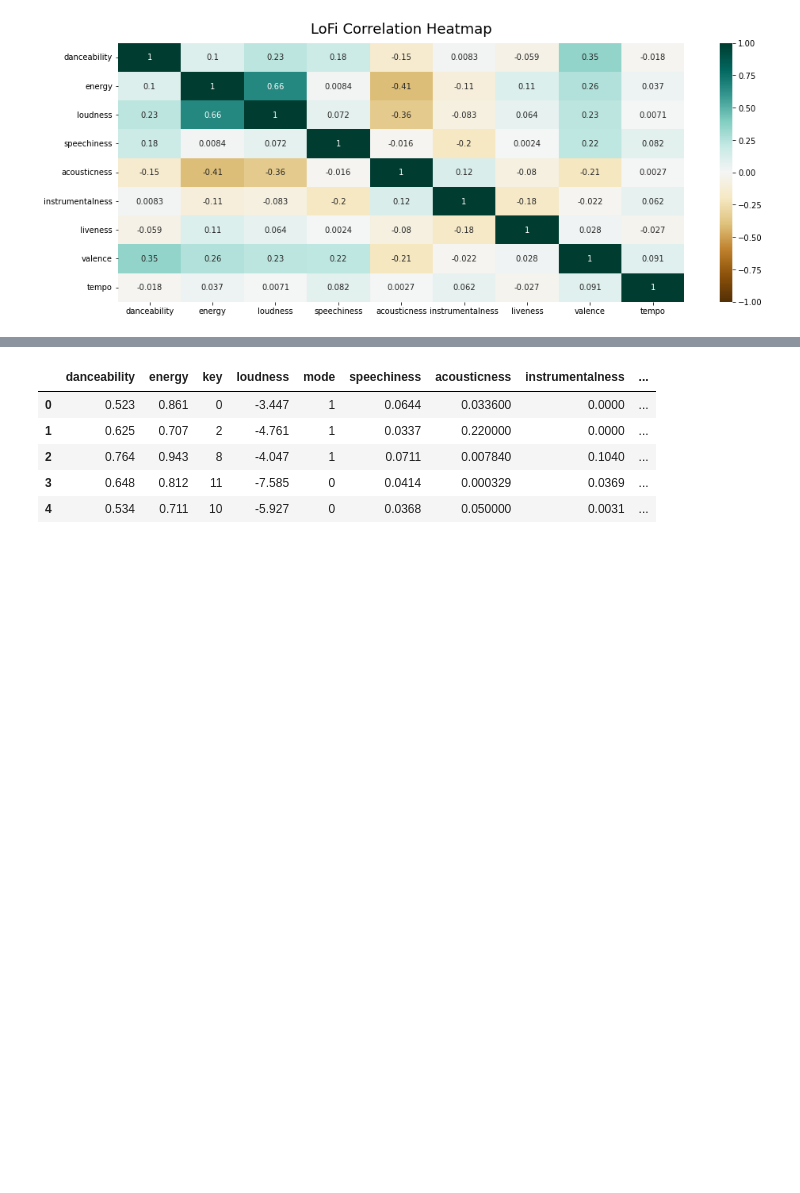
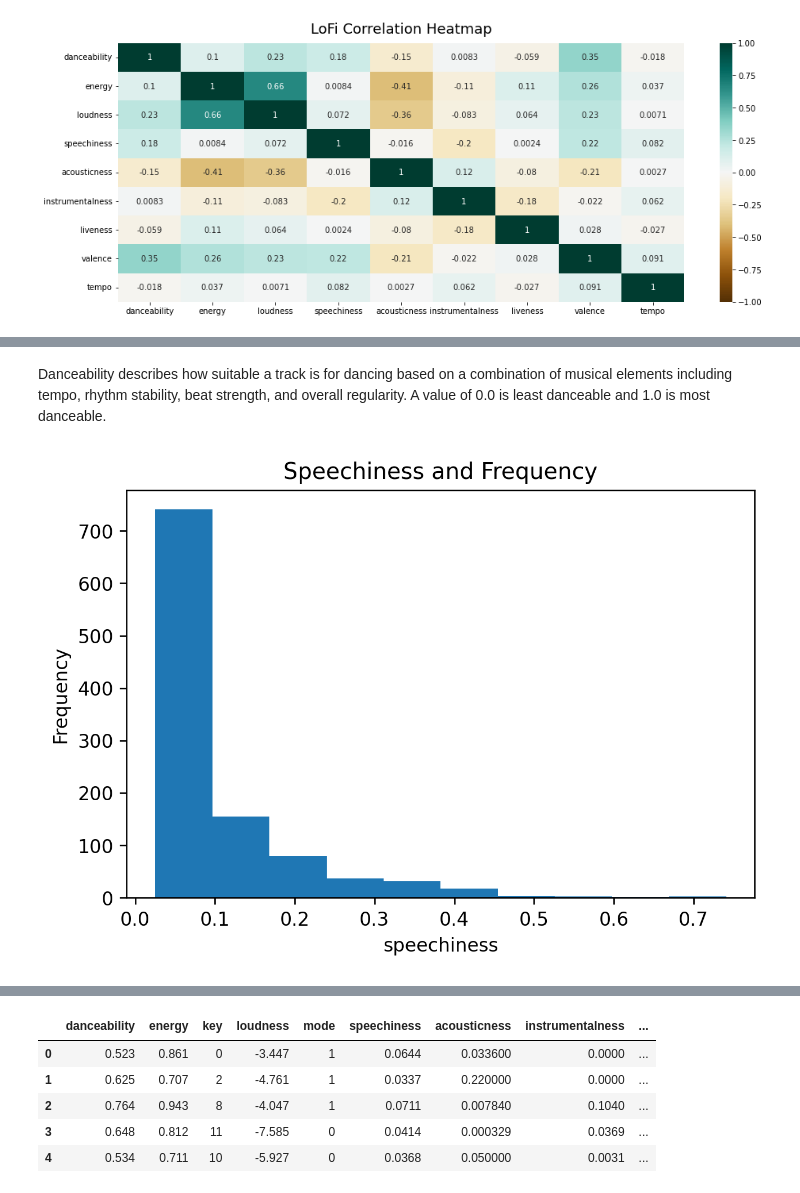
Before and after one commit to kchiev215/Spotify_EDM_Lofi_Analysis, a Jupyter notebook: Data_Analysis.ipynb, the cells around one changed output, grey strips where cells are left out. Cells and saved outputs as stored; diff of their text form; code cells hidden in the pictures; blank space fills up the shorter version.

```diff
--- a/Data_Analysis.ipynb
+++ b/Data_Analysis.ipynb
@@ -142,0 +185,10 @@ See the caveats in the documentation: https://pandas.pydata.org/pandas-docs/stab
+# %% [markdown]
+Danceability describes how suitable a track is for dancing based on a combination of musical elements including tempo, rhythm stability, beat strength, and overall regularity. A value of 0.0 is least danceable and 1.0 is most danceable.
+# %%
+plt.figure(figsize=(6,4), dpi= 240)
+plt.hist(x=df_lofi_eval['speechiness'])
+plt.xlabel('speechiness'), plt.ylabel('Frequency')
+plt.title('Speechiness and Frequency')
+plt.show()
+# %% [output]
+[figure, added]
```
Also changed, not shown: parts of 32 cells of this notebook.
